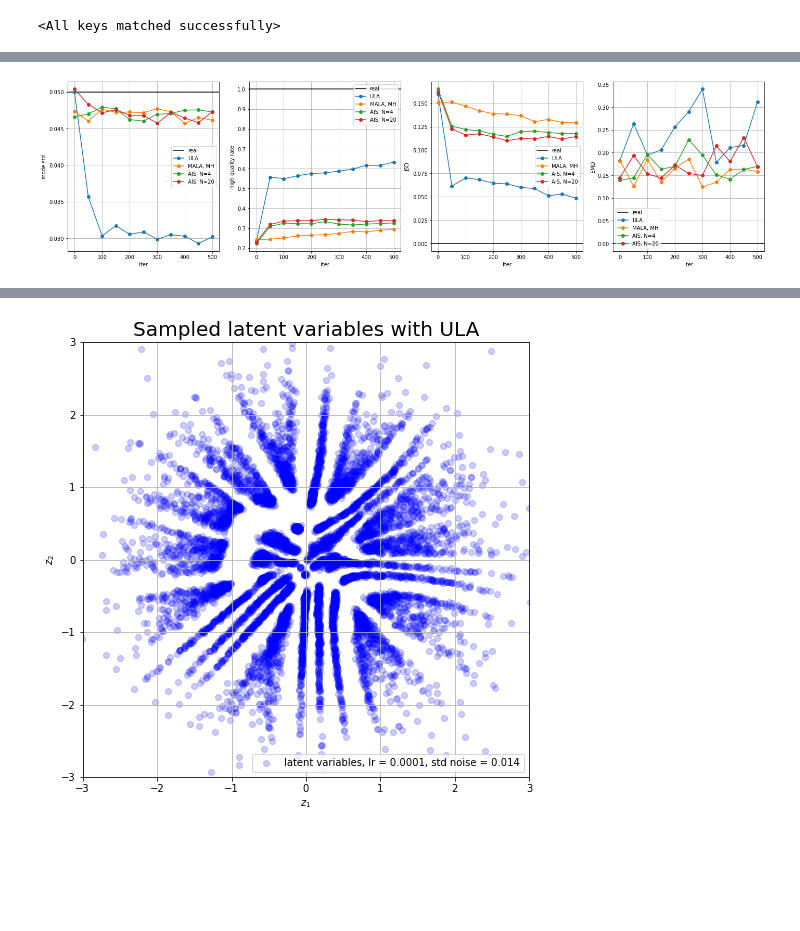
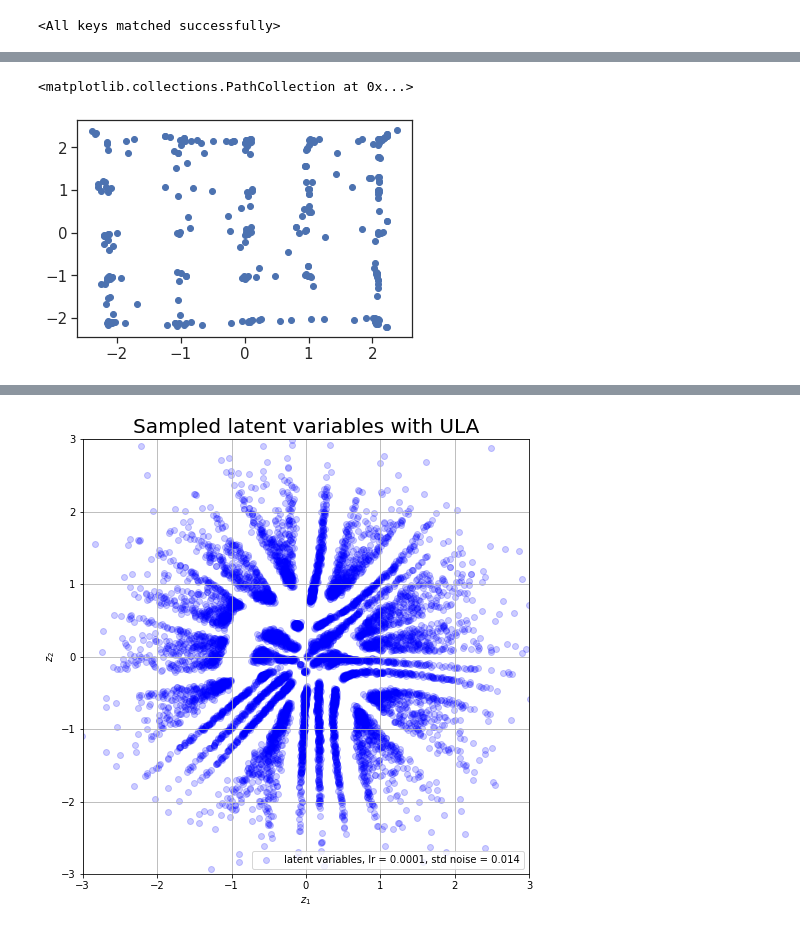
Before and after one commit to premolab/gans_sampling, a Jupyter notebook: notebooks/gaussians_2d.ipynb, the cells around one changed output, grey strips where cells are left out. Drawn from its saved outputs; the diff is of its cells as text; code cells hidden in the pictures; blank space fills up the shorter version.

```diff
--- a/notebooks/gaussians_2d.ipynb
+++ b/notebooks/gaussians_2d.ipynb
@@ -395,11 +396,14 @@ D = Discriminator_fc(n_in=n_dim,
 # %%
-discriminator_regexp = os.path.join(models_2d_path, "*_discriminator.pth")
-generator_regexp = os.path.join(models_2d_path, "*_generator.pth")
-discriminator_name = [f for f in glob.glob(discriminator_regexp)][0]
-generator_name = [f for f in glob.glob(generator_regexp)][0]
+# discriminator_regexp = Path(models_2d_path), "*_discriminator.pth")
+# generator_regexp = Path(models_2d_path, "*_generator.pth")
+# discriminator_name = [f for f in glob.glob(discriminator_regexp)][0]
+# generator_name = [f for f in glob.glob(generator_regexp)][0]
+
+dics_path = sorted(Path(models_2d_path).glob('*_discriminator.pth'))[0]
+gen_path = sorted(Path(models_2d_path).glob('*_generator.pth'))[0]
 # %%
-G.load_state_dict(torch.load(generator_name, map_location=device))
-D.load_state_dict(torch.load(discriminator_name, map_location=device))
+G.load_state_dict(torch.load(gen_path, map_location=device))
+D.load_state_dict(torch.load(dics_path, map_location=device))
 # %% [output]
 <All keys matched successfully>
 # %%
@@ -541,11 +518,11 @@ scale = torch.ones(n_dim).to(G.device)
 normalize_to_0_1 = True
 log_prob = True
 
-proposal_args = DotDict()
+proposal_args = edict()
 proposal_args.device = device
 proposal_args.loc = loc
 proposal_args.scale = scale
-proposal = IndependentNormal(proposal_args)
+proposal = IndependentNormal(dim=n_dim, **proposal_args)
 
 target_gan = partial(gan_energy,
                      generator = G,
@@ -910,4 +626,4 @@ mala_sampling_plot_2d(target_gan,
-# %%
-plot_chain_metrics(**evols, savepath=Path(figpath, '2d_gan_chain_metrics.pdf'))
-# %% [output]
-[figure, removed]
+# %%
+batch_size = 50 #5000
+n_steps = 1000
+every = 100
@@ -913,0 +749,7 @@ plot_chain_metrics(**evols, savepath=Path(figpath, '2d_gan_chain_metrics.pdf'))
+# %%
+chain_id = 10
+
+plt.scatter(Xs_gen[chain_id, -3:, :, 0].reshape(-1), Xs_gen[chain_id, -3:, :, 1].reshape(-1))
+# %% [output]
+<matplotlib.collections.PathCollection at 0x...>
+[figure, added]
```
Also changed, not shown: parts of 52 cells of this notebook, 30 other files.
